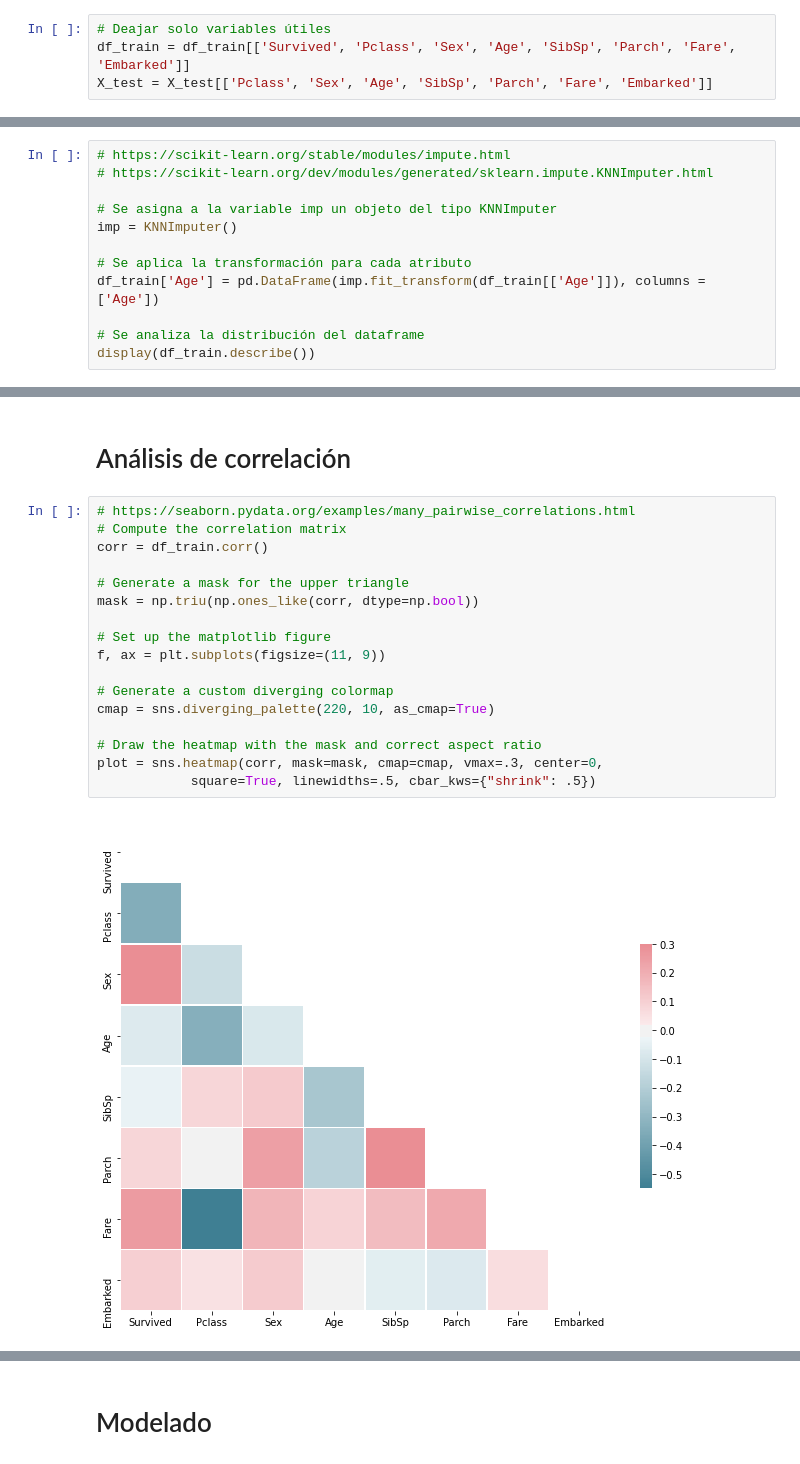
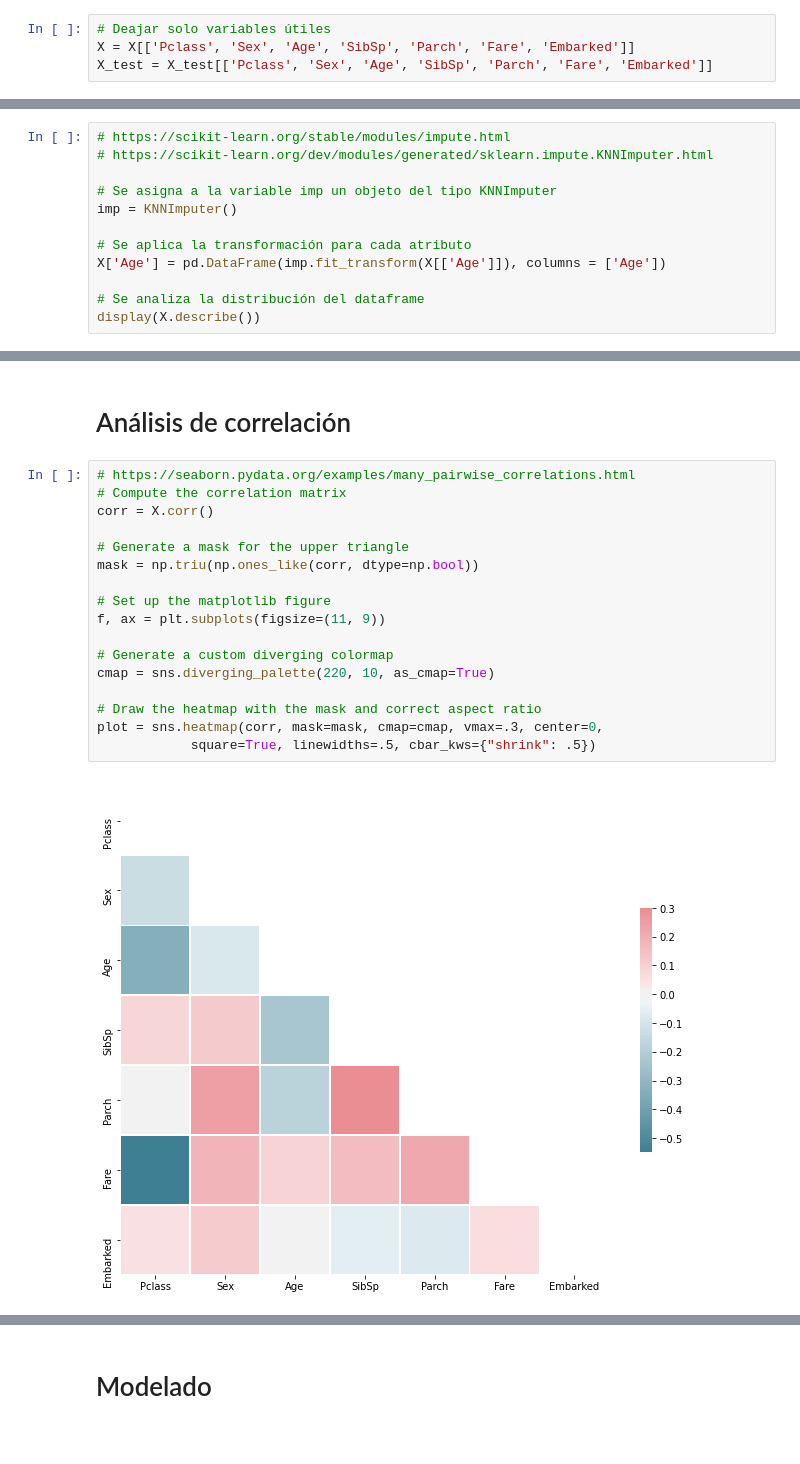
Before and after one commit to dmar10862/uoc_tipologia_y_ciclo_de_vida_de_los_datos_practica_2, a Jupyter notebook: src/UOC_M2851_DataAnalysis.ipynb, the cells around one changed output, grey strips where cells are left out. Drawn from its saved outputs; the diff is of its cells as text.

```diff
--- a/src/UOC_M2851_DataAnalysis.ipynb
+++ b/src/UOC_M2851_DataAnalysis.ipynb
@@ -102,6 +123,6 @@ display(X_test.head())
 # Limpieza de datos
 # %%
 # Deajar solo variables útiles
-df_train = df_train[['Survived', 'Pclass', 'Sex', 'Age', 'SibSp', 'Parch', 'Fare', 'Embarked']]
+X = X[['Pclass', 'Sex', 'Age', 'SibSp', 'Parch', 'Fare', 'Embarked']]
 X_test = X_test[['Pclass', 'Sex', 'Age', 'SibSp', 'Parch', 'Fare', 'Embarked']]
 # %%
@@ -182,8 +203,8 @@ display(X_test.describe())
 imp = KNNImputer()
 
 # Se aplica la transformación para cada atributo
-df_train['Age'] = pd.DataFrame(imp.fit_transform(df_train[['Age']]), columns = ['Age'])
+X['Age'] = pd.DataFrame(imp.fit_transform(X[['Age']]), columns = ['Age'])
 
 # Se analiza la distribución del dataframe
-display(df_train.describe())
+display(X.describe())
 # %% [output]
@@ -266,21 +255,21 @@ plot = sns.distplot(df_train['Fare']);
 # %%
 # https://seaborn.pydata.org/examples/many_pairwise_correlations.html
 # Compute the correlation matrix
-corr = df_train.corr()
+corr = X.corr()
 
 # Generate a mask for the upper triangle
 mask = np.triu(np.ones_like(corr, dtype=np.bool))
 
 # Set up the matplotlib figure
 f, ax = plt.subplots(figsize=(11, 9))
 
 # Generate a custom diverging colormap
 cmap = sns.diverging_palette(220, 10, as_cmap=True)
 
 # Draw the heatmap with the mask and correct aspect ratio
 plot = sns.heatmap(corr, mask=mask, cmap=cmap, vmax=.3, center=0,
             square=True, linewidths=.5, cbar_kws={"shrink": .5})
 # %% [output]
-[figure, old version]
+[figure, new version]
 # %%
 # https://seaborn.pydata.org/tutorial/regression.html
```
Also changed, not shown: parts of 31 cells of this notebook.
